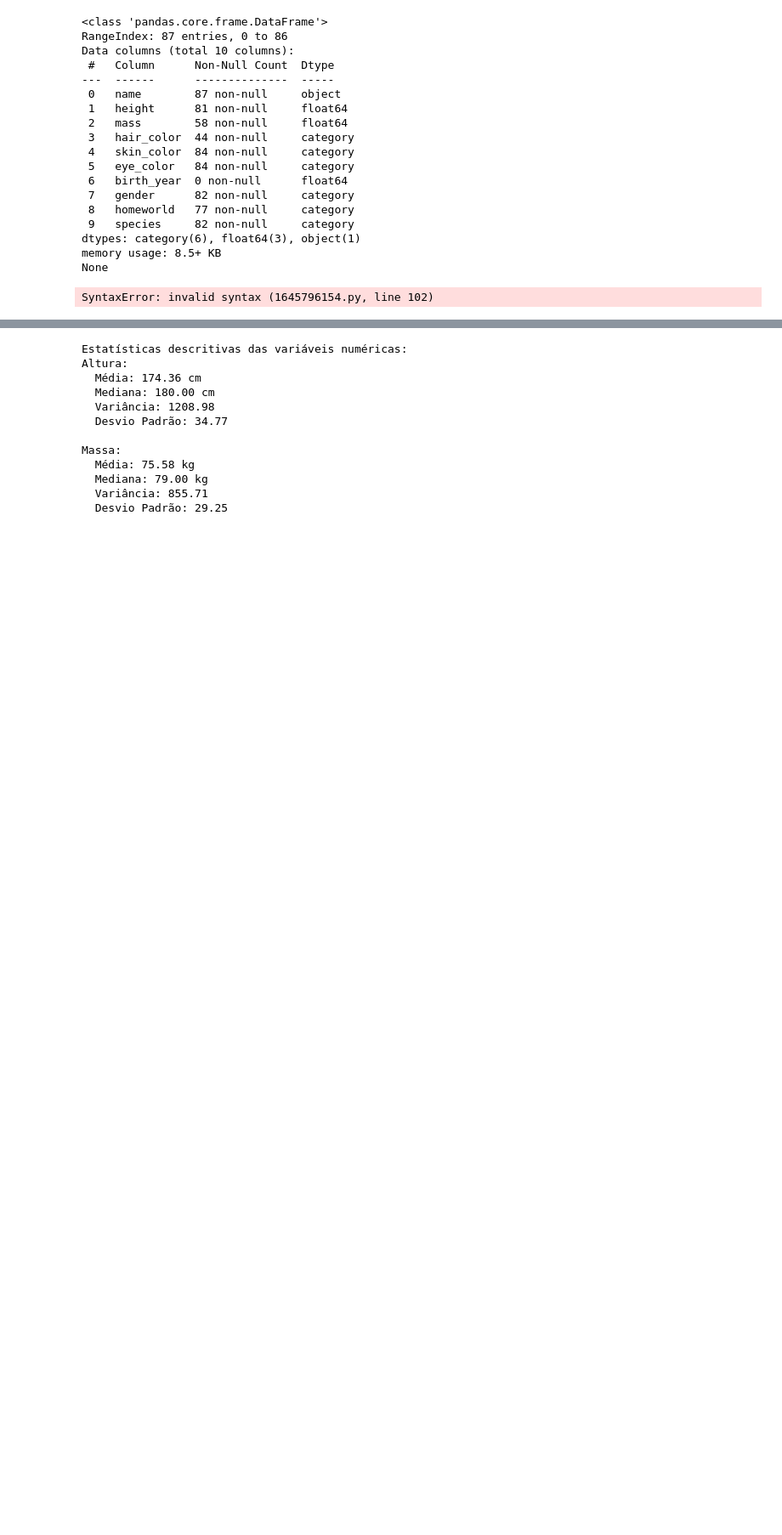
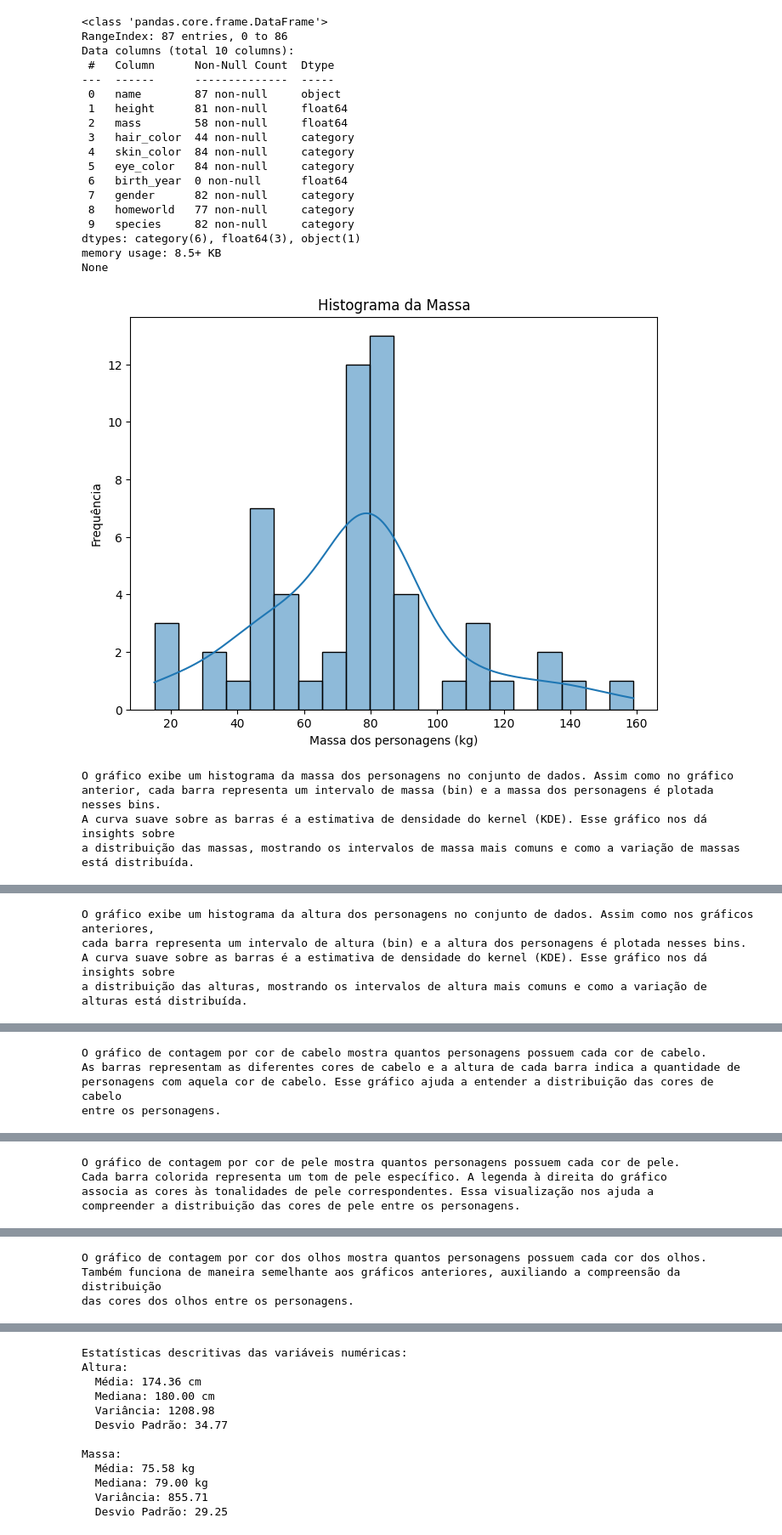
Before and after one commit to thiagogilcamargo/cp1-sem2--chat, a Jupyter notebook: starwars/dados.ipynb, the cells around one changed output, grey strips where cells are left out. Shown at 85% size. Saved outputs shown, nothing was run; the diff lists cells and outputs as text; code cells hidden in the pictures; blank space fills up the shorter version.

```diff
--- a/starwars/dados.ipynb
+++ b/starwars/dados.ipynb
@@ -121,6 +121,21 @@ print("O gráfico exibe um histograma da massa dos personagens no conjunto de da
 print("anterior, cada barra representa um intervalo de massa (bin) e a massa dos personagens é plotada nesses bins.")
 print("A curva suave sobre as barras é a estimativa de densidade do kernel (KDE). Esse gráfico nos dá insights sobre")
 print("a distribuição das massas, mostrando os intervalos de massa mais comuns e como a variação de massas está distribuída.")
+
+# Histograma da Altura
+plt.figure(figsize=(8, 6))
+sns.histplot(df['height'].dropna(), bins=20, kde=True)
+plt.title('Histograma da Altura')
+plt.xlabel('Altura dos personagens (cm)')
+plt.ylabel('Frequência')
+plt.show()
+
+# Explicação do gráfico de Altura
+print("O gráfico exibe um histograma da altura dos personagens no conjunto de dados. Assim como nos gráficos anteriores,")
+print("cada barra representa um intervalo de altura (bin) e a altura dos personagens é plotada nesses bins.")
+print("A curva suave sobre as barras é a estimativa de densidade do kernel (KDE). Esse gráfico nos dá insights sobre")
+print("a distribuição das alturas, mostrando os intervalos de altura mais comuns e como a variação de alturas está distribuída.")
+
 
 # Gráfico de Contagem por Cor de Cabelo
 plt.figure(figsize=(10, 6))
@@ -176,41 +191,6 @@ plt.show()
 print("O gráfico de contagem por cor dos olhos mostra quantos personagens possuem cada cor dos olhos.")
 print("Também funciona de maneira semelhante aos gráficos anteriores, auxiliando a compreensão da distribuição")
 print("das cores dos olhos entre os personagens.")
-
-
-# Função para converter datas para anos
-def convert_to_years(date):
-    if isinstance(date, str):
-        if date.endswith('BBY'):
-            return -int(date.replace('BBY', ''))
-        elif date.endswith('ABY'):
-            return int(date.replace('ABY', ''))
-    return np.nan
-# Aplicar a função de conversão às datas de nascimento
-df['birth_year_numeric'] = df['birth_year'].apply(convert_to_years)
-
-# Filtrar valores válidos
-valid_birth_years = df['birth_year_numeric'].dropna()
-
-# Definir os limites do eixo x baseados nos valores da tabela
-x_min = valid_birth_years.min()
-x_max = valid_birth_years.max()
-
-# Criar o gráfico do histograma
-plt.figure(figsize=(10, 6))
-sns.histplot(valid_birth_years, bins=20, kde=True)
-plt.title('Histograma do Ano de Nascimento')
-plt.xlabel('Ano de Nascimento (ABY/DBY)')
-plt.ylabel('Frequência')
-plt.axvline(x=0, color='red', linestyle='--', label='Batalha de Yavin')
-plt.legend()
-plt.xlim(x_min, x_max)  # Definir a escala do eixo x com base nos valores encontrados
-plt.xticks(range(x_min, x_max + 1, 100))  # Definir marcações a cada 100 anos
-plt.show()
-
-
-
-
 
 
 
@@ -244,31 +224,35 @@ plt.xticks(rotation=45, ha='right')
 
 # Adicionando legenda para os planetas
 legend_labels = [homeworld if homeworld != 'NA' else 'Desconhecido' for homeworld in unique_homeworlds]
 plt.legend(legend_labels, title='Planetas de Origem', bbox_to_anchor=(1, 1), loc='upper left')
 
 plt.tight_layout()
 plt.show()
 
 # Explicação do gráfico de Planeta de Origem
 print("O gráfico de contagem por planeta de origem mostra quantos personagens são originários de cada planeta.")
 print("Cada barra colorida representa um planeta específico. A legenda à direita do gráfico associa as cores")
 print("aos planetas correspondentes. Essa visualização nos ajuda a compreender a distribuição dos planetas de origem dos personagens.")
 
 
 # Gráfico de Contagem por Espécie
 plt.figure(figsize=(12, 8))
 sns.countplot(data=df, x='species', order=df['species'].value_counts().index)
 plt.title('Contagem por Espécie')
 plt.xlabel('Espécie')
 plt.ylabel('Contagem')
 plt.xticks(rotation=45, ha='right')
 
 plt.tight_layout()
 plt.show()
 
 # Explicação do gráfico de Espécie
 print("O gráfico de contagem por espécie mostra quantos personagens pertencem a cada espécie.")
 print("Funciona de maneira semelhante aos gráficos de gênero e planeta de origem, auxiliando na compreensão")
 print("da distribuição das espécies entre os personagens.")
 # %% [output]
+[figure, added]
-SyntaxError: invalid syntax (1645796154.py, line 102)
+O gráfico exibe um histograma da massa dos personagens no conjunto de dados. Assim como no gráfico
+anterior, cada barra representa um intervalo de massa (bin) e a massa dos personagens é plotada nesses bins.
+A curva suave sobre as barras é a estimativa de densidade do kernel (KDE). Esse gráfico nos dá insights sobre
+a distribuição das massas, mostrando os intervalos de massa mais comuns e como a variação de massas está distribuída.
@@ -274,0 +260,4 @@ SyntaxError: invalid syntax (1645796154.py, line 102)
+O gráfico exibe um histograma da altura dos personagens no conjunto de dados. Assim como nos gráficos anteriores,
+cada barra representa um intervalo de altura (bin) e a altura dos personagens é plotada nesses bins.
+A curva suave sobre as barras é a estimativa de densidade do kernel (KDE). Esse gráfico nos dá insights sobre
+a distribuição das alturas, mostrando os intervalos de altura mais comuns e como a variação de alturas está distribuída.
@@ -274,0 +265,4 @@ SyntaxError: invalid syntax (1645796154.py, line 102)
+O gráfico de contagem por cor de cabelo mostra quantos personagens possuem cada cor de cabelo.
+As barras representam as diferentes cores de cabelo e a altura de cada barra indica a quantidade de
+personagens com aquela cor de cabelo. Esse gráfico ajuda a entender a distribuição das cores de cabelo
+entre os personagens.
@@ -274,0 +270,4 @@ SyntaxError: invalid syntax (1645796154.py, line 102)
+O gráfico de contagem por cor de pele mostra quantos personagens possuem cada cor de pele.
+Cada barra colorida representa um tom de pele específico. A legenda à direita do gráfico
+associa as cores às tonalidades de pele correspondentes. Essa visualização nos ajuda a
+compreender a distribuição das cores de pele entre os personagens.
@@ -274,0 +275,3 @@ SyntaxError: invalid syntax (1645796154.py, line 102)
+O gráfico de contagem por cor dos olhos mostra quantos personagens possuem cada cor dos olhos.
+Também funciona de maneira semelhante aos gráficos anteriores, auxiliando a compreensão da distribuição
+das cores dos olhos entre os personagens.
```
Also changed, not shown: parts of 2 cells of this notebook.
